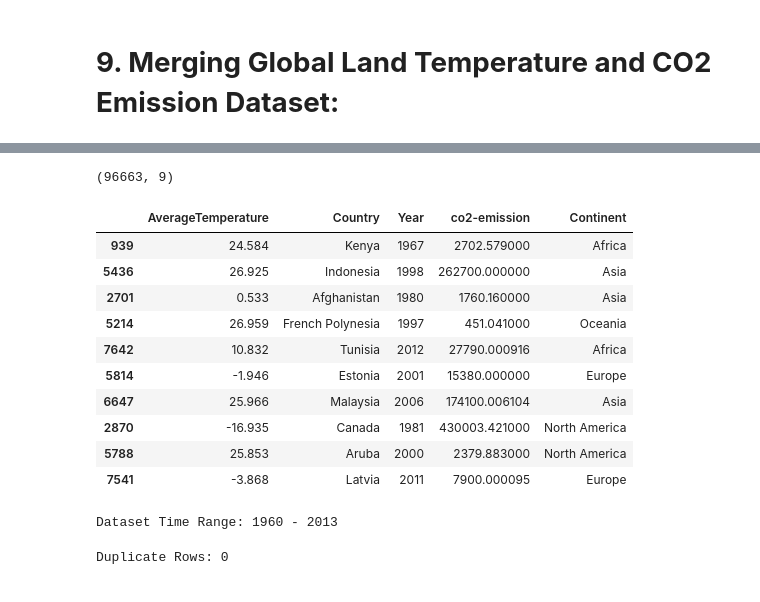
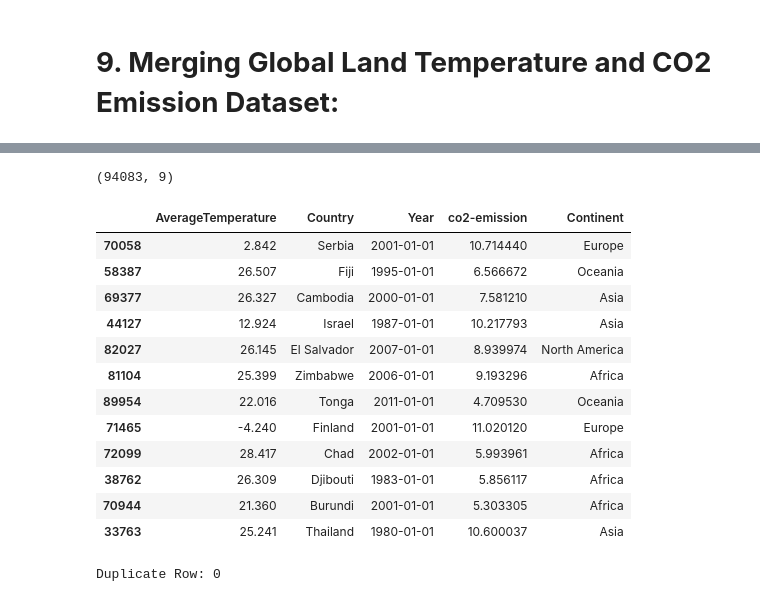
Before and after one commit to HassanZeb01/land_temperature_by_country, a Jupyter notebook: climate_temperature.ipynb, the cells around one changed output, grey strips where cells are left out. Saved outputs shown, nothing was run; the diff lists cells and outputs as text; code cells hidden in the pictures.

Commit message:
Merged dataset pre-processing and EDA

```diff
--- a/climate_temperature.ipynb
+++ b/climate_temperature.ipynb
@@ -1028,4 +1012,4 @@ plt.show()
 # %% [markdown]
 # **9. Merging Global Land Temperature and CO2 Emission Dataset:**
 # %%
-sub_df['Year'] = sub_df.index.year
+#sub_df['Year'] = sub_df.index.year
@@ -1037,7 +1016,8 @@ See the caveats in the documentation: https://pandas.pydata.org/pandas-docs/stab
 # %%
-# 1st Dataset is Land Temperatue  by Countries
-# 2nd Dataset is CO2 Emissoin by Countries
 #sub_df['Year'] = pd.to_datetime(sub_df['Year']).dt.year
 #clean_co2_df['Year'] = pd.to_datetime(clean_co2_df['Year']).dt.year
+sub_df['Year'] = pd.to_datetime(sub_df['Year'], format='%Y')
+clean_co2_df['Year'] = pd.to_datetime(clean_co2_df['Year'], format='%Y')
+
 
 co2_temp_df = pd.merge(sub_df,clean_co2_df, on=['Year','Country'], how='inner')
@@ -1058,33 +1050,29 @@ co2_temp_df.sample(10)
 # %%
 co2_temp_df.shape
 # %% [output]
-(96663, 9)
+(94083, 9)
 # %%
-co2_temp_df['Continent'] = co2_temp_df['Continent_x']
+co2_temp_df['Continent'] = co2_temp_df['Continent_y']
 
 co2_temp_df.drop(columns=['index','AverageTemperatureUncertainty','country_code','Continent_x','Continent_y'], inplace=True)
 # %%
-co2_temp_df.sample(10)
+co2_temp_df.sample(12)
 # %% [output]
 |  | AverageTemperature | Country | Year | co2-emission | Continent |
-| 939 | 24.584 | Kenya | 1967 | 2702.579000 | Africa |
-| 5436 | 26.925 | Indonesia | 1998 | 262700.000000 | Asia |
-| 2701 | 0.533 | Afghanistan | 1980 | 1760.160000 | Asia |
-| 5214 | 26.959 | French Polynesia | 1997 | 451.041000 | Oceania |
-| 7642 | 10.832 | Tunisia | 2012 | 27790.000916 | Africa |
-| 5814 | -1.946 | Estonia | 2001 | 15380.000000 | Europe |
-| 6647 | 25.966 | Malaysia | 2006 | 174100.006104 | Asia |
-| 2870 | -16.935 | Canada | 1981 | 430003.421000 | North America |
-| 5788 | 25.853 | Aruba | 2000 | 2379.883000 | North America |
-| 7541 | -3.868 | Latvia | 2011 | 7900.000095 | Europe |
+| 70058 | 2.842 | Serbia | 2001-01-01 | 10.714440 | Europe |
+| 58387 | 26.507 | Fiji | 1995-01-01 | 6.566672 | Oceania |
+| 69377 | 26.327 | Cambodia | 2000-01-01 | 7.581210 | Asia |
+| 44127 | 12.924 | Israel | 1987-01-01 | 10.217793 | Asia |
+| 82027 | 26.145 | El Salvador | 2007-01-01 | 8.939974 | North America |
+| 81104 | 25.399 | Zimbabwe | 2006-01-01 | 9.193296 | Africa |
+| 89954 | 22.016 | Tonga | 2011-01-01 | 4.709530 | Oceania |
+| 71465 | -4.240 | Finland | 2001-01-01 | 11.020120 | Europe |
+| 72099 | 28.417 | Chad | 2002-01-01 | 5.993961 | Africa |
+| 38762 | 26.309 | Djibouti | 1983-01-01 | 5.856117 | Africa |
+| 70944 | 21.360 | Burundi | 2001-01-01 | 5.303305 | Africa |
+| 33763 | 25.241 | Thailand | 1980-01-01 | 10.600037 | Asia |
-# %%
-start_year = co2_temp_df['Year'].min()
-last_year = co2_temp_df['Year'].max()
-print('Dataset Time Range: '+ str(start_year) + " - " + str(last_year))
-# %% [output]
-Dataset Time Range: 1960 - 2013
 # %%
 dup = co2_temp_df.duplicated()
-print("Duplicate Rows:", dup.sum())
+print('Duplicate Row:',dup.sum())
 # %% [output]
-Duplicate Rows: 0
+Duplicate Row: 0
```
Also changed, not shown: parts of 46 cells of this notebook.
